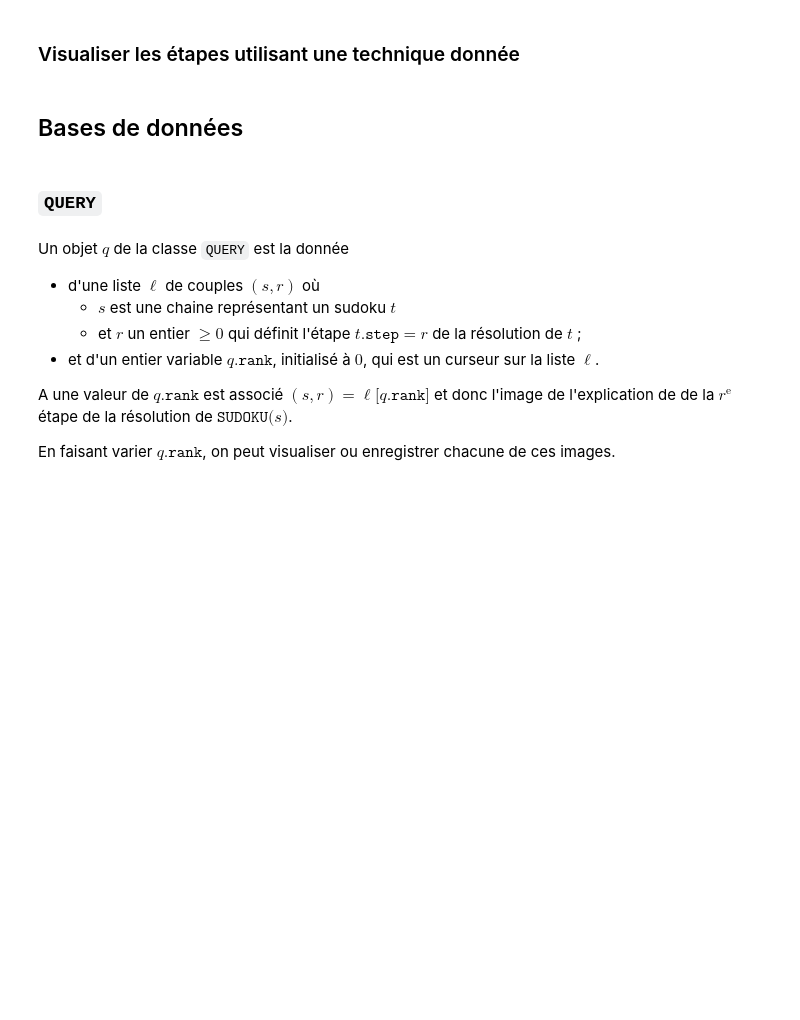
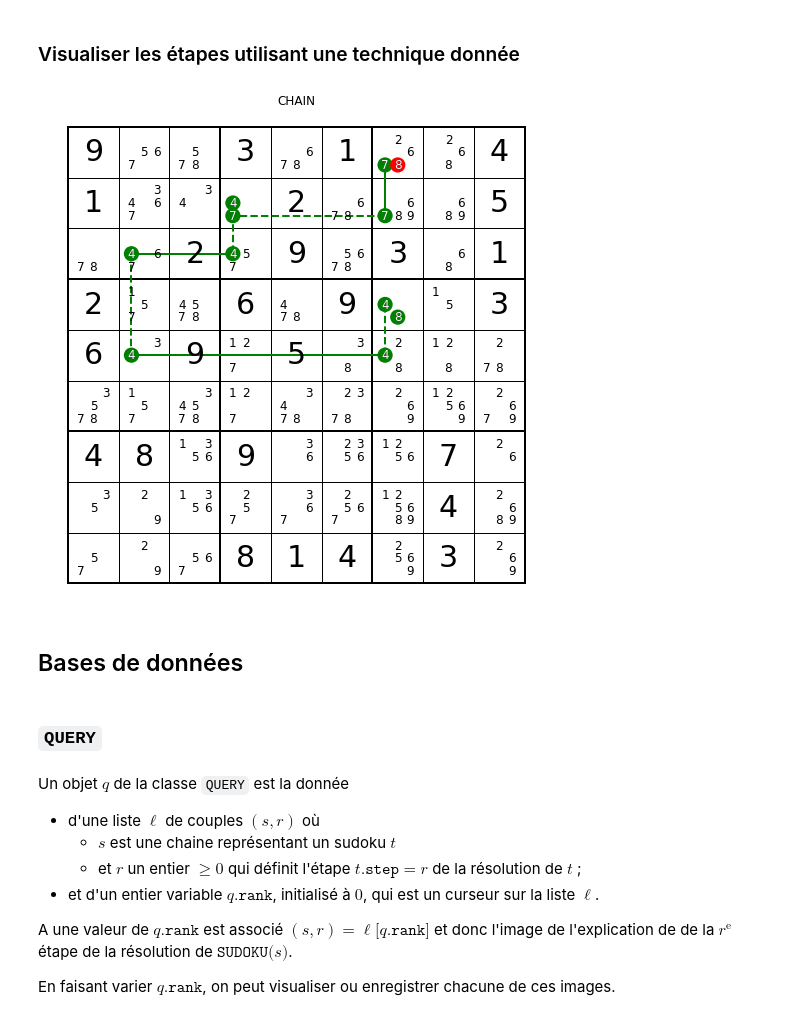
Before and after one commit to YvesLemaire/Jupyter-Puzzles, a Jupyter notebook: python/sudoku/sudoku.ipynb, the cells around one changed output. Cells and saved outputs as stored; diff of their text form; code cells hidden in the pictures; blank space fills up the shorter version.

```diff
--- a/python/sudoku/sudoku.ipynb
+++ b/python/sudoku/sudoku.ipynb
@@ -2427,7 +2436,9 @@ Revenir à la première étape du sudoku exemple
 ### Visualiser les étapes utilisant une technique donnée
 # %%
 # Exécuter plusieurs fois pour visualiser les etapes utilisant la technique 'chain'
-#sudoku.show_techniques(['chain'])
+sudoku.show_techniques(['chain'])
+# %% [output]
+[figure, added]
 # %%
 # Revenir a l'etape precedente
 #sudoku.show_techniques_undo(['chain'])
```
Also changed, not shown: parts of 21 cells of this notebook.
